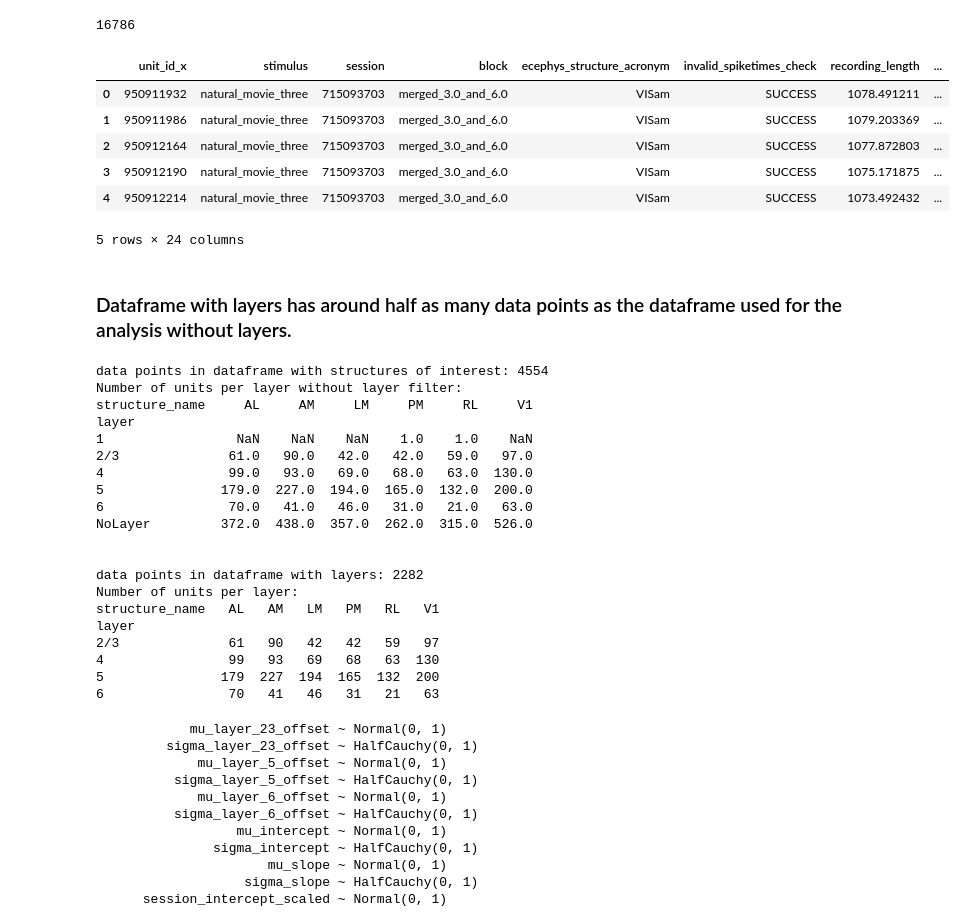
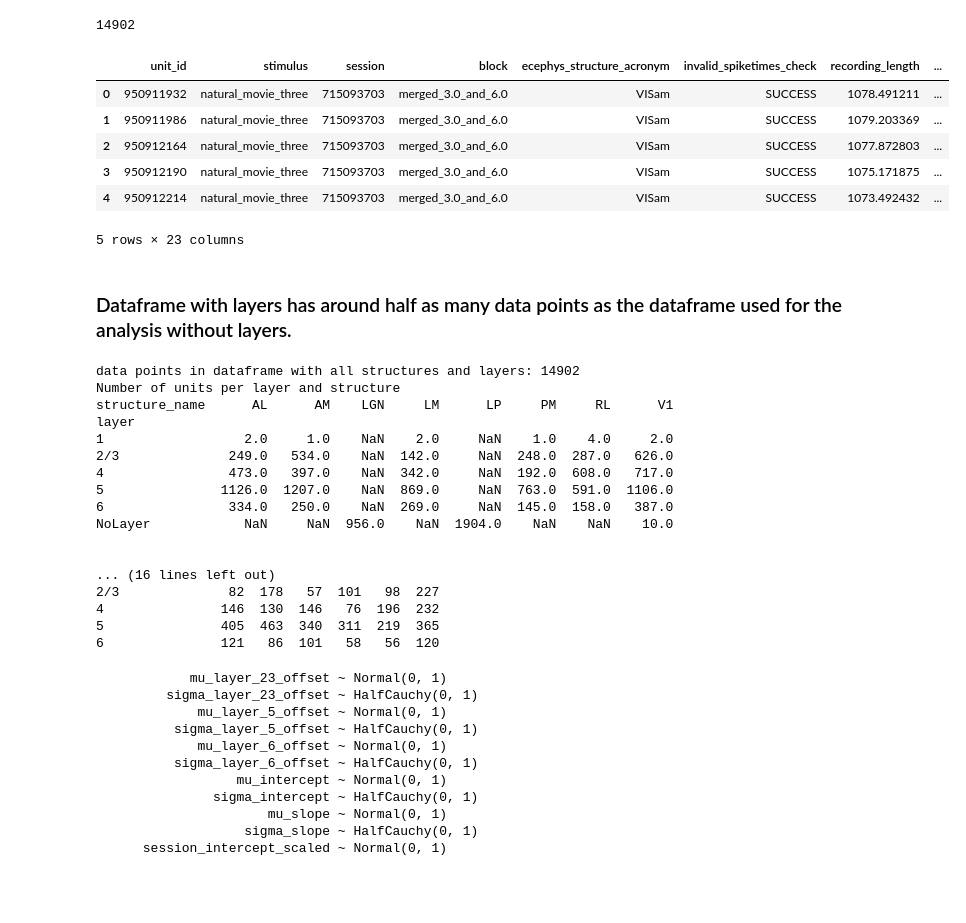
Before and after one commit to CarlosErnestoMA/mouse_visual_timescales, a Jupyter notebook: experiment_analysis/notebooks/bayes_analysis_layers.ipynb, the cells around one changed output. Drawn from its saved outputs; the diff is of its cells as text; code cells hidden in the pictures; blank space fills up the shorter version.

Commit message:
Fixed merging of layer dataset for bayesian analysis. Added plotting for posteriors in model with layers.

```diff
--- a/experiment_analysis/notebooks/bayes_analysis_layers.ipynb
+++ b/experiment_analysis/notebooks/bayes_analysis_layers.ipynb
@@ -78,7 +82,7 @@ log.info(f"removed {len_before - len_after} rows due to unexpected timescales")
 # add layer data
 # Note: indices of dataframe are not unit ids
 unit_to_layer_df = pd.read_csv(f"{data_dir}/layers.csv")
-df = pd.merge(df, unit_to_layer_df, left_index=True, right_index=True)
+df = pd.merge(df, unit_to_layer_df, on="unit_id")
 print(len(df))
 df.head()
 # %% [output]
@@ -93,14 +97,21 @@ df.head()
-16786
+14902
-|  | unit_id_x | stimulus | session | block | ecephys_structure_acronym | invalid_spiketimes_check | recording_length | ... |
+|  | unit_id | stimulus | session | block | ecephys_structure_acronym | invalid_spiketimes_check | recording_length | ... |
 | 0 | 950911932 | natural_movie_three | 715093703 | merged_3.0_and_6.0 | VISam | SUCCESS | 1078.491211 | ... |
 | 1 | 950911986 | natural_movie_three | 715093703 | merged_3.0_and_6.0 | VISam | SUCCESS | 1079.203369 | ... |
 | 2 | 950912164 | natural_movie_three | 715093703 | merged_3.0_and_6.0 | VISam | SUCCESS | 1077.872803 | ... |
 | 3 | 950912190 | natural_movie_three | 715093703 | merged_3.0_and_6.0 | VISam | SUCCESS | 1075.171875 | ... |
 | 4 | 950912214 | natural_movie_three | 715093703 | merged_3.0_and_6.0 | VISam | SUCCESS | 1073.492432 | ... |
-5 rows × 24 columns
+5 rows × 23 columns
 # %% [markdown]
 ### Dataframe with layers has around half as many data points as the dataframe used for the analysis without layers.
 # %%
+
+print(f"data points in dataframe with all structures and layers: {str(len(df))}")
+layer_counts_all_data = df.groupby(["layer", "structure_name"]).size().unstack()
+print("Number of units per layer and structure")
+print(layer_counts_all_data)
+print("\n")
+
 valid_structure_df=df.query(
         "stimulus == 'natural_movie_one_more_repeats'  & "
         + "structure_name in ['V1', 'LM', 'RL', 'AL', 'PM', 'AM']"
@@ -124,26 +135,23 @@ layer_counts = valid_layer_df.groupby(["layer", "structure_name"]).size().unstac
 print("Number of units per layer:")
 print(layer_counts)
 # %% [output]
-data points in dataframe with structures of interest: 4554
-Number of units per layer without layer filter:
-structure_name     AL     AM     LM     PM     RL     V1
+data points in dataframe with all structures and layers: 14902
+Number of units per layer and structure
+structure_name      AL      AM    LGN     LM      LP     PM     RL      V1
 layer
-1                 NaN    NaN    NaN    1.0    1.0    NaN
-2/3              61.0   90.0   42.0   42.0   59.0   97.0
-4                99.0   93.0   69.0   68.0   63.0  130.0
-5               179.0  227.0  194.0  165.0  132.0  200.0
-6                70.0   41.0   46.0   31.0   21.0   63.0
-NoLayer         372.0  438.0  357.0  262.0  315.0  526.0
+1                  2.0     1.0    NaN    2.0     NaN    1.0    4.0     2.0
+2/3              249.0   534.0    NaN  142.0     NaN  248.0  287.0   626.0
+4                473.0   397.0    NaN  342.0     NaN  192.0  608.0   717.0
+5               1126.0  1207.0    NaN  869.0     NaN  763.0  591.0  1106.0
+6                334.0   250.0    NaN  269.0     NaN  145.0  158.0   387.0
+NoLayer            NaN     NaN  956.0    NaN  1904.0    NaN    NaN    10.0
 
 
-data points in dataframe with layers: 2282
-Number of units per layer:
-structure_name   AL   AM   LM   PM   RL   V1
-layer
-2/3              61   90   42   42   59   97
-4                99   93   69   68   63  130
-5               179  227  194  165  132  200
-6                70   41   46   31   21   63
+... (16 lines left out)
+2/3              82  178   57  101   98  227
+4               146  130  146   76  196  232
+5               405  463  340  311  219  365
+6               121   86  101   58   56  120
 # %%
 #Linear Median Model with layers, tau R:
 LMM_Layers_R_tot = bm.LinearMedianModelWithLayers(
```
Also changed, not shown: parts of 7 cells of this notebook.
